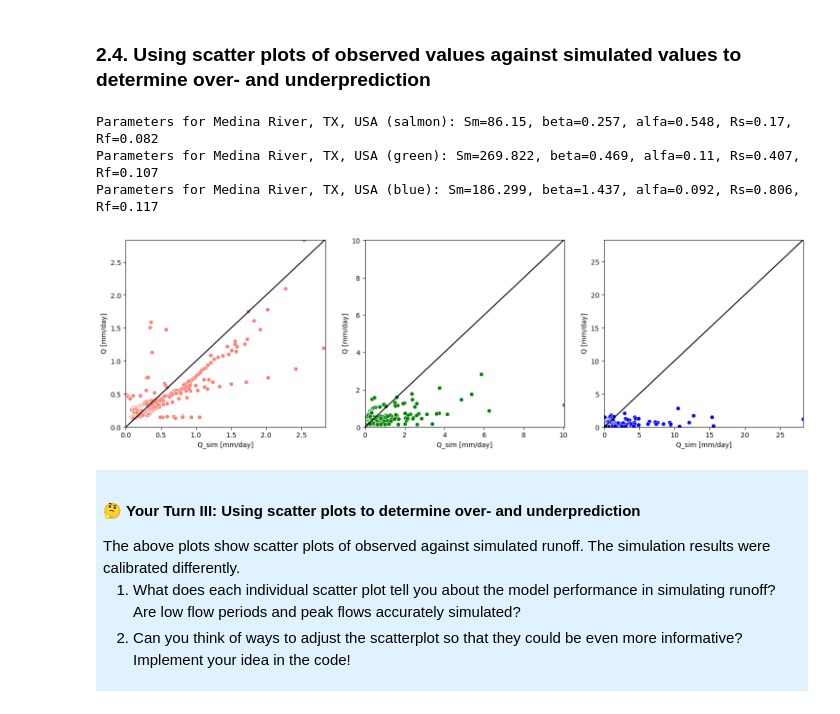
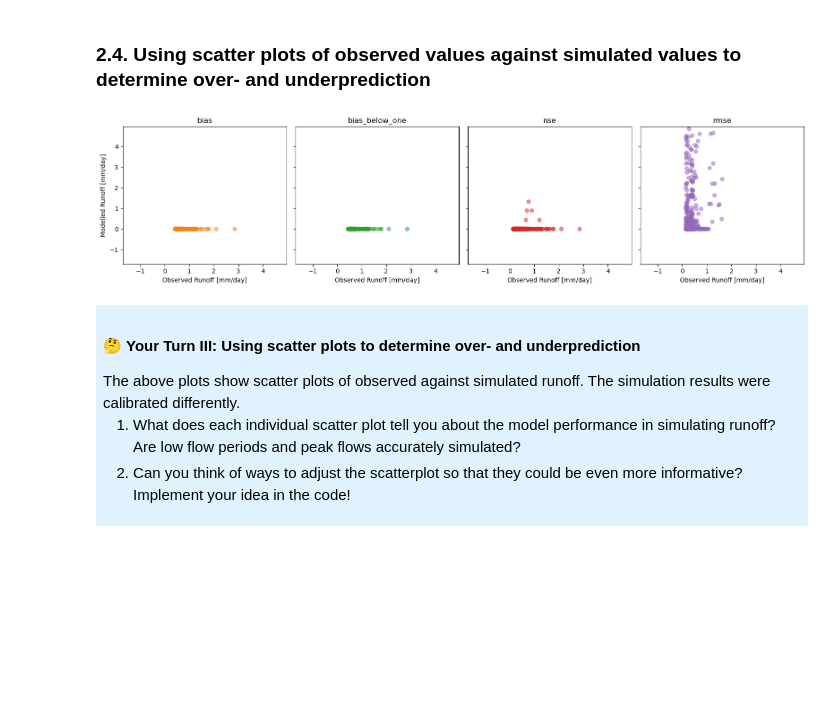
Before and after one commit to HydroSysPotsdam/Environmental-Modelling-Process, a Jupyter notebook: GEE-SE03-T03/2 a - Visual model output inspection.ipynb, the cells around one changed output. Saved outputs shown, nothing was run; the diff lists cells and outputs as text; code cells hidden in the pictures; blank space fills up the shorter version.

```diff
--- a/GEE-SE03-T03/2 a - Visual model output inspection.ipynb
+++ b/GEE-SE03-T03/2 a - Visual model output inspection.ipynb
@@ -234,37 +209,30 @@ interactive(children=(FloatSlider(value=0.15, description='lmbda', max=1.0, step
 </div>
 # %% [markdown]
 ### 2.4. Using scatter plots of observed values against simulated values to determine over- and underprediction
-# %%
-fig, axes = plt.subplots(1, 3, figsize=(18, 5))
-i = 0
-for ax, obj_fun_name, color in zip(axes, obj_fun_names, l_colors):
-    # Run HyMOD simulation
-    df_par_cat_obj_fun = df_par_catchment[df_par_catchment["objective_function"] == obj_fun_name]  # get the row with objective function name
-    s_par_cat_obj_fun = df_par_cat_obj_fun.squeeze() # turn DataFrame into Series (https://pandas.pydata.org/docs/reference/api/pandas.Series.html)
-    param = s_par_cat_obj_fun[["Sm", "beta", "alfa", "Rs", "Rf"]].to_numpy()
-    print(f"Parameters for {catchment_name} ({color}): Sm={param[0]}, beta={param[1]}, alfa={param[2]}, Rs={param[3]}, Rf={param[4]}")
-    q_sim, states, fluxes = HyMod.hymod_sim(param, P, evap)
-
-    # Make Dataframe from results
-    q_sim_col_name = f"Q_sim [mm/day]"
-    df_model = pd.DataFrame({q_sim_col_name: q_sim[-365:], 'ET [mm/day]': fluxes.T[0][-365:], 'Date': df_obs["Date"].to_numpy()})
-    df_combined = df_obs.merge(df_model)  # merge the dataframe df_model onto df
-
-    # Plot HyMOD results
-    model_label = f"HyMOD: {obj_fun_name}"
-    residual_label = f"Residual: {obj_fun_name}"
-    max_runoff = max(df_combined[q_sim_col_name].max(), df_combined["Q [mm/day]"].max())
-    ax.plot([0,max_runoff], [0,max_runoff], color="black")
-    sns.scatterplot(data=df_combined, x=q_sim_col_name, y="Q [mm/day]", ax=ax, sizes=(1,1), color=color)
-    ax.margins(x=0, y=0) # reduce margin left and right of xaxis
-
-# Display the figure
-plt.show()
-# %% [output]
-Parameters for Medina River, TX, USA (salmon): Sm=86.15, beta=0.257, alfa=0.548, Rs=0.17, Rf=0.082
-Parameters for Medina River, TX, USA (green): Sm=269.822, beta=0.469, alfa=0.11, Rs=0.407, Rf=0.107
-Parameters for Medina River, TX, USA (blue): Sm=186.299, beta=1.437, alfa=0.092, Rs=0.806, Rf=0.117
-[figure, removed]
+# %%
+fig, axs = plt.subplots(1, len(obj_funs), figsize=(4*len(obj_funs), 4), squeeze=False, sharey=True, sharex=True)
+
+for i, (obj_fun, ax) in enumerate(zip(obj_funs, axs[0])):
+
+    # extract parameters and run HBV
+    params = df_par[df_par.objective_function == obj_fun].iloc[0,2:].to_numpy()
+    Q_sim  = hbv(params, P, temp, evap)
+
+    # scatter plot simulated vs. observed hydrographs
+    ax.scatter(df_obs["Q [mm/day]"], Q_sim, alpha=0.5, color=f"C{i + 1}")
+    lims = np.array([ax.get_xlim(), ax.get_ylim()]).max(axis=0) + np.array([-0.5, 0.5]) # perfect fit would have 45° angle
+    ax.set_xlim(lims)
+    ax.set_ylim(lims)
+
+    ax.set_title(obj_fun)
+    ax.set_xlabel("Observed Runoff [mm/day]")
+
+axs[0, 0].set_ylabel("Modelled Runoff [mm/day]")
+
+plt.tight_layout()
+plt.show()
+# %% [output]
+[figure, added]
 # %% [markdown]
 <div style="background:#e0f2fe; padding: 1%; border:1mm solid SkyBlue">
     <h4><span>&#129300 </span>Your Turn III: Using scatter plots to determine over- and underprediction</h4>
```
Also changed, not shown: parts of 11 cells of this notebook, 1 other file.
